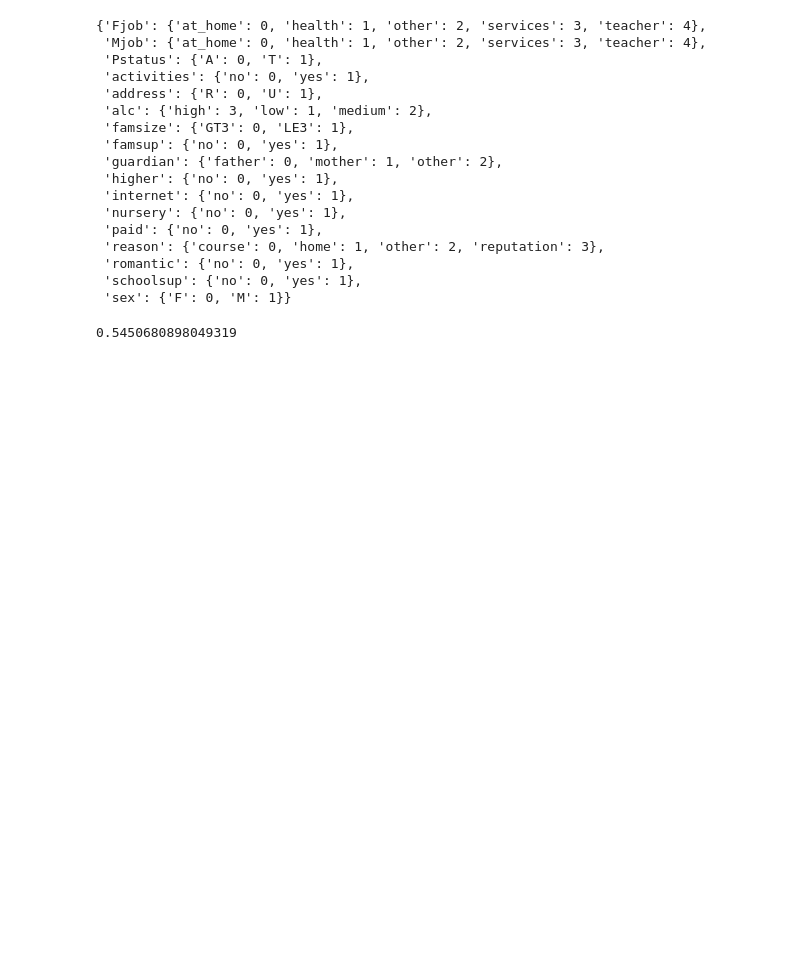
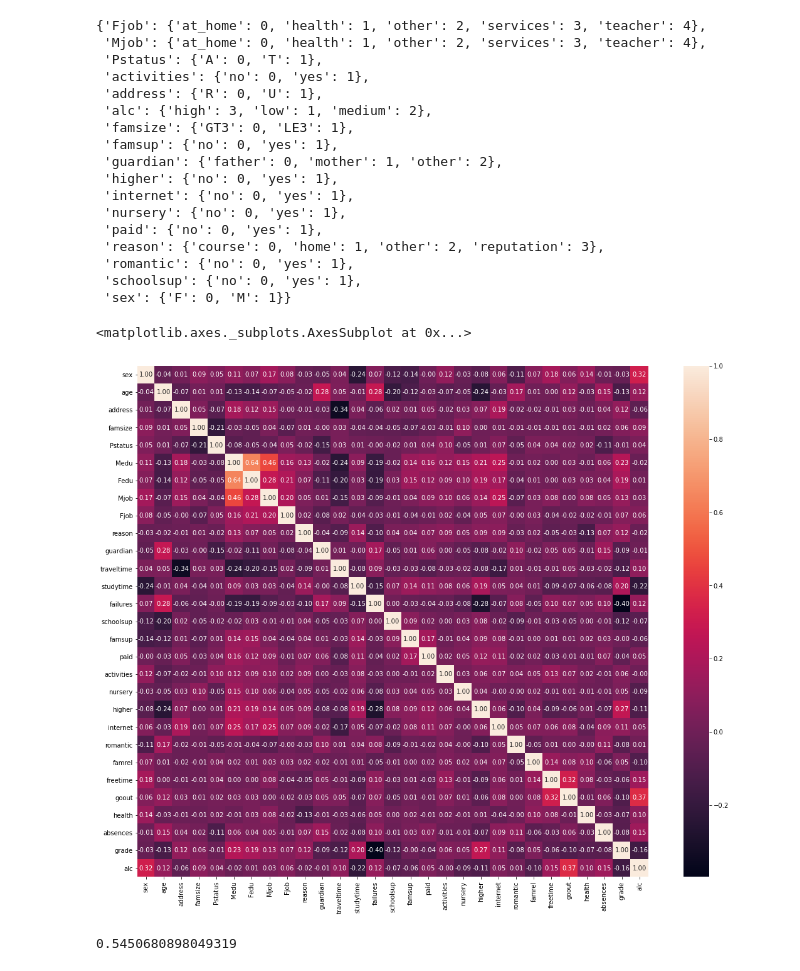
Before and after one commit to ConsciousML/Naive-Bayes-Classifier-from-scratch, a Jupyter notebook: Naive Bayes.ipynb, the cells around one changed output. Cells and saved outputs as stored; diff of their text form; code cells hidden in the pictures; blank space fills up the shorter version.

Commit message:
add correlation heatmap

```diff
--- a/Naive Bayes.ipynb
+++ b/Naive Bayes.ipynb
@@ -94,6 +95,12 @@ pprint(categorical_dict)
  'romantic': {'no': 0, 'yes': 1},
  'schoolsup': {'no': 0, 'yes': 1},
  'sex': {'F': 0, 'M': 1}}
+# %%
+plt.figure(figsize=(20, 15))
+sns.heatmap(students.corr(), annot=True, square=True, fmt='0.2f')
+# %% [output]
+<matplotlib.axes._subplots.AxesSubplot at 0x...>
+[figure, added]
 # %%
 X = torch.from_numpy(students.iloc[:, :-1].values)
 y = torch.from_numpy(students.iloc[:, -1].values)
```
Also changed, not shown: parts of 1 cell of this notebook.
